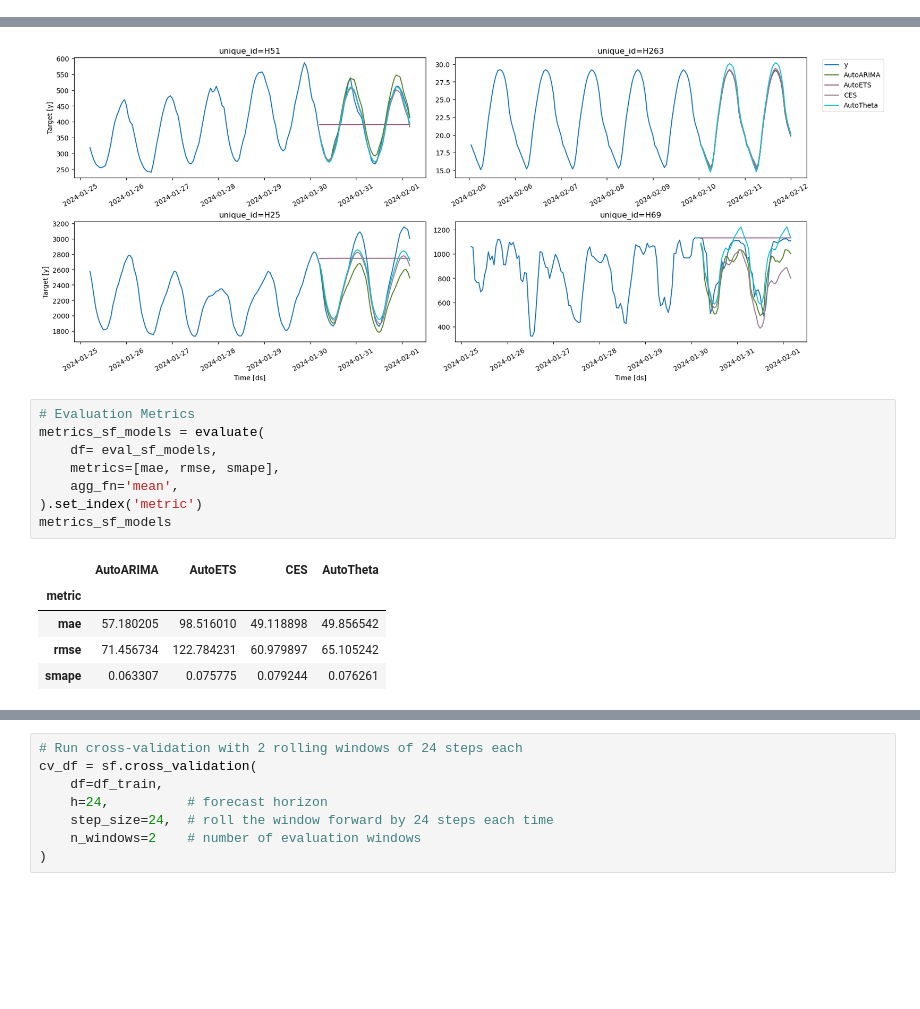
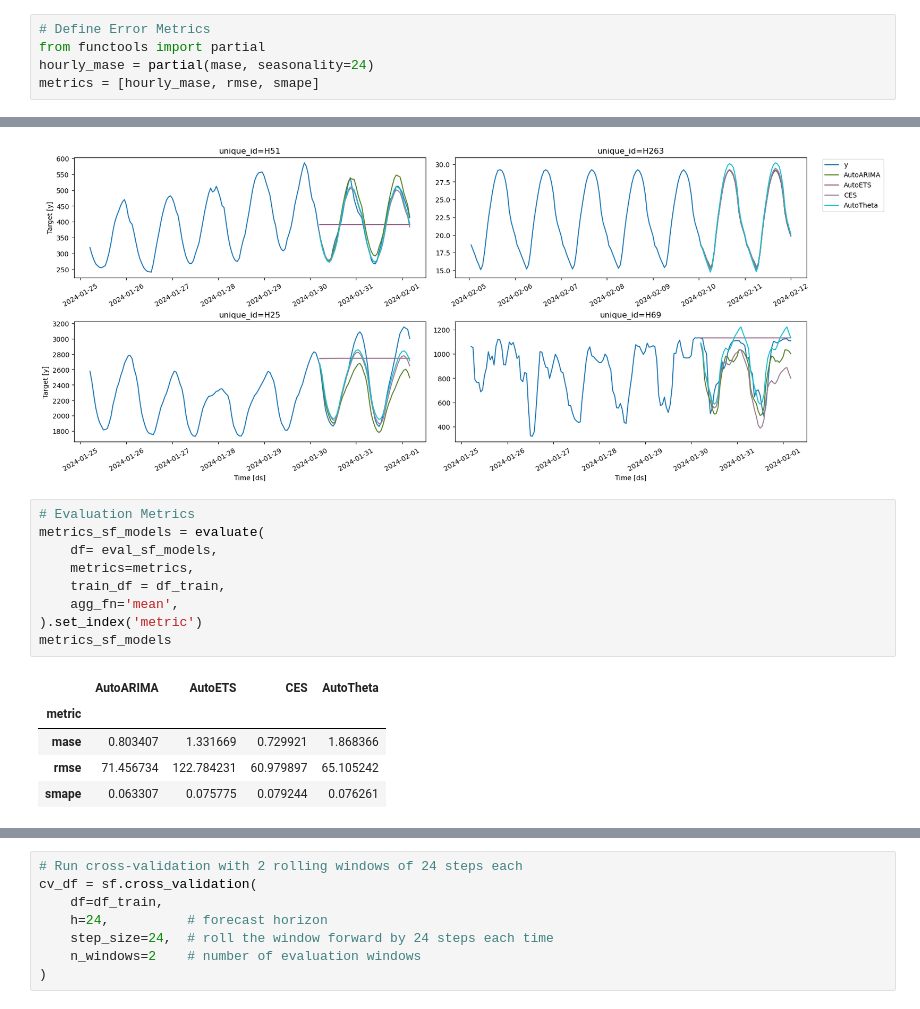
Before and after one commit to Yibei990826/pydata_2025_statsforecast, a Jupyter notebook: statsforecast_demo.ipynb, the cells around one changed output, grey strips where cells are left out. Saved outputs shown, nothing was run; the diff lists cells and outputs as text; blank space fills up the shorter version.

```diff
--- a/statsforecast_demo.ipynb
+++ b/statsforecast_demo.ipynb
@@ -23,6 +23,11 @@ n_series = 8
 uids = Y_train_df['unique_id'].drop_duplicates().sample(8, random_state=23).values
 df_train = Y_train_df.query('unique_id in @uids')
 df_test = Y_test_df.query('unique_id in @uids')
+# %%
+# Define Error Metrics
+from functools import partial
+hourly_mase = partial(mase, seasonality=24)
+metrics = [hourly_mase, rmse, smape]
 # %%
 plot_series(df_train, df_test.rename(columns={"y": "actual"}), max_ids = 4)
 # %% [output]
@@ -106,15 +112,16 @@ plot_series(df_train, eval_sf_models, max_ids = 4, max_insample_length= 5*24)
 # %%
 # Evaluation Metrics
 metrics_sf_models = evaluate(
     df= eval_sf_models,
-    metrics=[mae, rmse, smape],
+    metrics=metrics,
+    train_df = df_train,
     agg_fn='mean',
 ).set_index('metric')
 metrics_sf_models
 # %% [output]
 |  | AutoARIMA | AutoETS | CES | AutoTheta |
 | metric |  |  |  |  |
-| mae | 57.180205 | 98.516010 | 49.118898 | 49.856542 |
+| mase | 0.803407 | 1.331669 | 0.729921 | 1.868366 |
 | rmse | 71.456734 | 122.784231 | 60.979897 | 65.105242 |
 | smape | 0.063307 | 0.075775 | 0.079244 | 0.076261 |
 # %%
```
Also changed, not shown: parts of 13 cells of this notebook.
